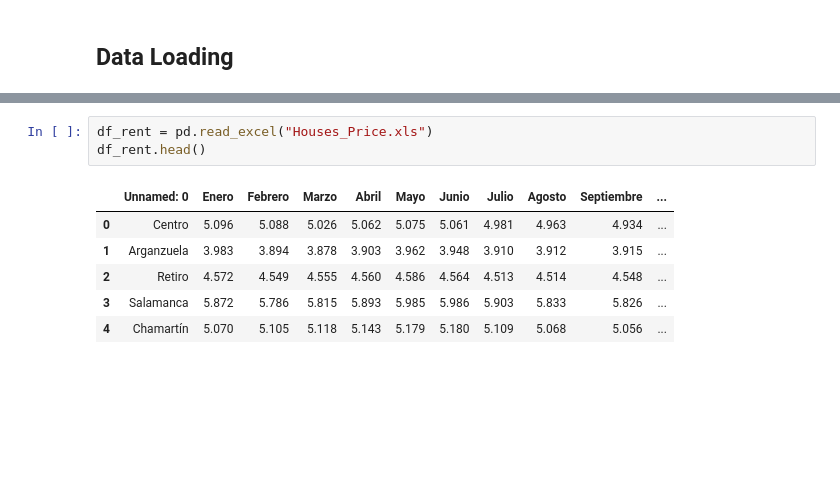
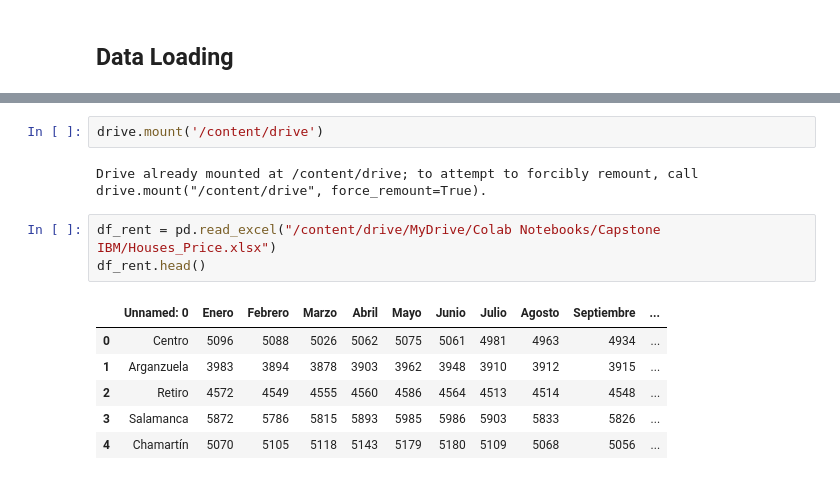
Before and after one commit to Warckor/Coursera_Capstone, a Jupyter notebook: Final_Assignment/House_Sales_Analytics_EN.ipynb, the cells around one changed output, grey strips where cells are left out. Cells and saved outputs as stored; diff of their text form; blank space fills up the shorter version.

```diff
--- a/Final_Assignment/House_Sales_Analytics_EN.ipynb
+++ b/Final_Assignment/House_Sales_Analytics_EN.ipynb
@@ -51,10 +47,14 @@ Saving Houses_Price.xls to Houses_Price.xls
+# %%
+drive.mount('/content/drive')
+# %% [output]
+Drive already mounted at /content/drive; to attempt to forcibly remount, call drive.mount("/content/drive", force_remount=True).
 # %%
-df_rent = pd.read_excel("Houses_Price.xls")
+df_rent = pd.read_excel("/content/drive/MyDrive/Colab Notebooks/Capstone IBM/Houses_Price.xlsx")
 df_rent.head()
 # %% [output]
 |  | Unnamed: 0 | Enero | Febrero | Marzo | Abril | Mayo | Junio | Julio | Agosto | Septiembre | ... |
-| 0 | Centro | 5.096 | 5.088 | 5.026 | 5.062 | 5.075 | 5.061 | 4.981 | 4.963 | 4.934 | ... |
-| 1 | Arganzuela | 3.983 | 3.894 | 3.878 | 3.903 | 3.962 | 3.948 | 3.910 | 3.912 | 3.915 | ... |
-| 2 | Retiro | 4.572 | 4.549 | 4.555 | 4.560 | 4.586 | 4.564 | 4.513 | 4.514 | 4.548 | ... |
-| 3 | Salamanca | 5.872 | 5.786 | 5.815 | 5.893 | 5.985 | 5.986 | 5.903 | 5.833 | 5.826 | ... |
-| 4 | Chamartín | 5.070 | 5.105 | 5.118 | 5.143 | 5.179 | 5.180 | 5.109 | 5.068 | 5.056 | ... |
+| 0 | Centro | 5096 | 5088 | 5026 | 5062 | 5075 | 5061 | 4981 | 4963 | 4934 | ... |
+| 1 | Arganzuela | 3983 | 3894 | 3878 | 3903 | 3962 | 3948 | 3910 | 3912 | 3915 | ... |
+| 2 | Retiro | 4572 | 4549 | 4555 | 4560 | 4586 | 4564 | 4513 | 4514 | 4548 | ... |
+| 3 | Salamanca | 5872 | 5786 | 5815 | 5893 | 5985 | 5986 | 5903 | 5833 | 5826 | ... |
+| 4 | Chamartín | 5070 | 5105 | 5118 | 5143 | 5179 | 5180 | 5109 | 5068 | 5056 | ... |
```
Also changed, not shown: parts of 4 cells of this notebook.
